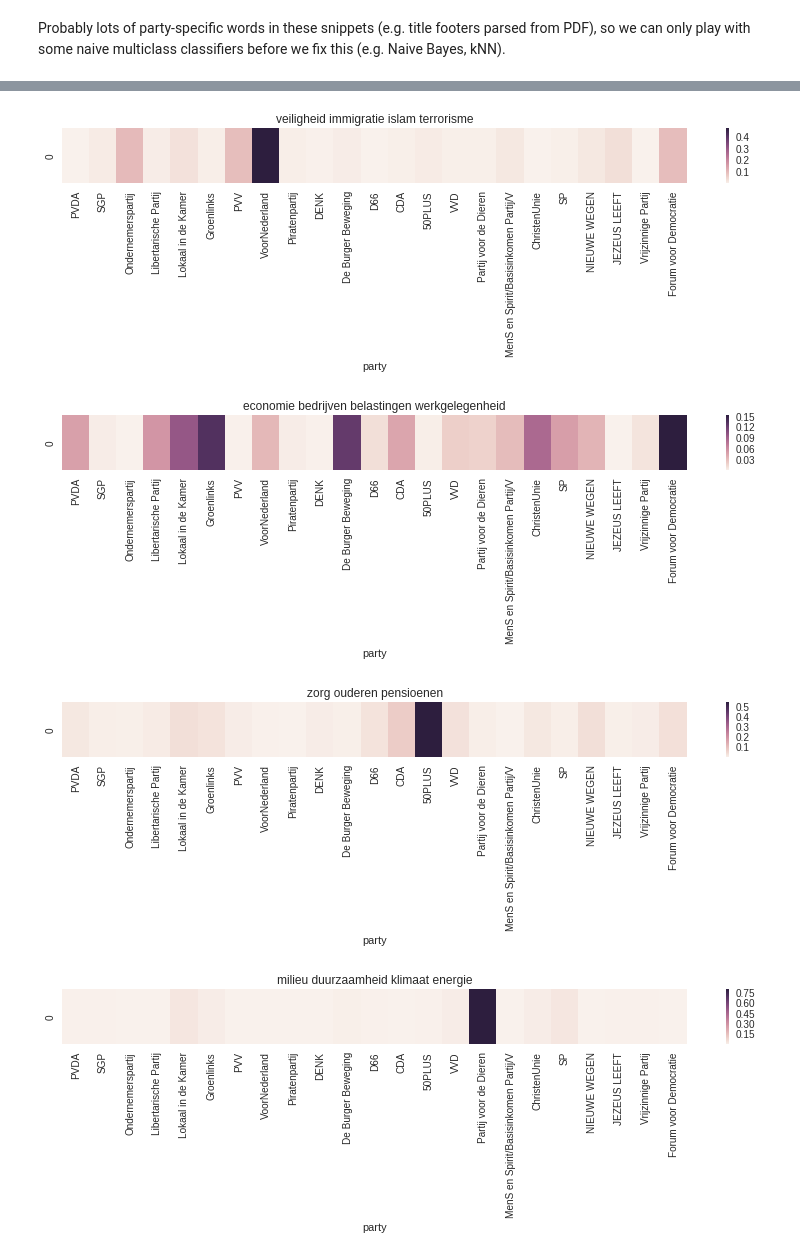
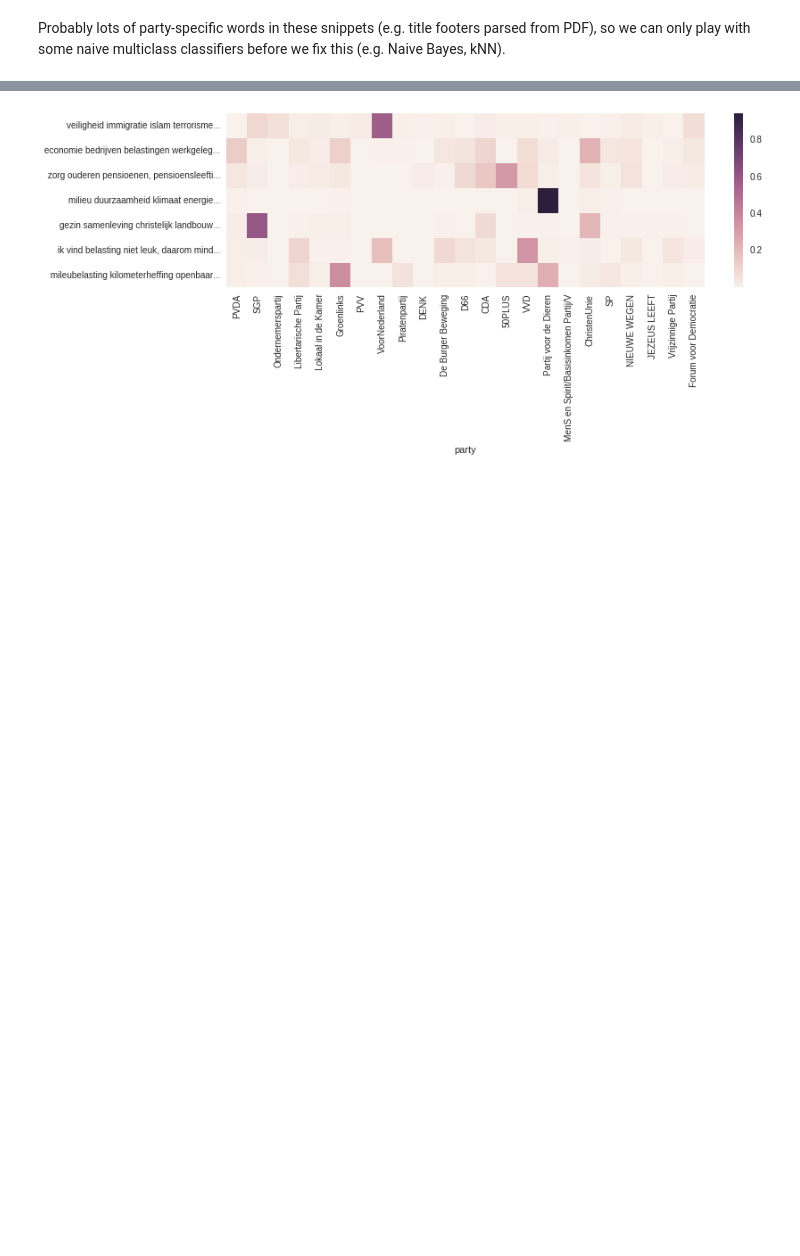
Before and after one commit to bbroeksema/verkiezingen-2017, a Jupyter notebook: notebooks/2.0-arb-party-classifier.ipynb, the cells around one changed output, grey strips where cells are left out. Drawn from its saved outputs; the diff is of its cells as text; code cells hidden in the pictures; blank space fills up the shorter version.

Commit message:
more features, enhanched results plot functions

```diff
--- a/notebooks/2.0-arb-party-classifier.ipynb
+++ b/notebooks/2.0-arb-party-classifier.ipynb
@@ -66,7 +66,7 @@ def tokenize(text):
 vectorizer = CountVectorizer(encoding='utf-8', decode_error='strict',
                  strip_accents=None, lowercase=True, preprocessor=None,
                  tokenizer=tokenize, stop_words=stopwords.words('dutch'),
-                 ngram_range=(1, 2), analyzer='word', max_df=0.1, min_df=2, max_features=1000,
+                 ngram_range=(1, 2), analyzer='word', max_df=0.1, min_df=2, max_features=10000,
                  vocabulary=None, binary=False, dtype=np.int64)
 
 # cross-validation
@@ -106,27 +106,28 @@ Pipeline(steps=[('countvectorizer', CountVectorizer(analyzer='word', binary=Fals
 # %%
 import matplotlib.pyplot as plt
 import seaborn as sns
 %matplotlib inline
 
-def plot_predictions(pred_proba, title=None):
-    fig, ax = plt.subplots(figsize=(14,1))
-    results = pd.DataFrame(pred_proba, columns=[party_labels])
+def plot_predictions(results):
+    figsize=(12, .5 * len(results))
+    fig, ax = plt.subplots(figsize=figsize)
     sns.heatmap(results, ax=ax)
-    if title is not None:
-        ax.set_title(title)
     ax.set_ylabel('')
 
-def classify_text(estimator, text, disp_text=True):
-    pred_proba = estimator.predict_proba([text])
-    plot_predictions(pred_proba, title=text)
+def classify_text(estimator, texts):
+    pred_proba = estimator.predict_proba(texts)
+    capped_texts = map(lambda x: x[:40] + '...', texts)
+    results = pd.DataFrame(pred_proba, columns=[party_labels], index=capped_texts)
+    plot_predictions(results)
 
-texts = ['veiligheid immigratie islam terrorisme', 'economie bedrijven belastingen werkgelegenheid',
-         'zorg ouderen pensioenen', 'milieu duurzaamheid klimaat energie', 'gezin samenleving christelijk landbouw']
+texts = ['veiligheid immigratie islam terrorisme',
+         'economie bedrijven belastingen werkgelegenheid',
+         'zorg ouderen pensioenen, pensioensleeftijd',
+         'milieu duurzaamheid klimaat energie',
+         'gezin samenleving christelijk landbouw',
+         'ik vind belasting niet leuk, daarom minder belasting',
+         'mileubelasting kilometerheffing openbaar vervoer natuur']
 
-for text in texts:
-    classify_text(estimator, text)
+classify_text(estimator, texts)
 # %% [output]
-[figure, old version]
+[figure, new version]
-[figure, removed]
-[figure, removed]
-[figure, removed]
```
Also changed, not shown: parts of 2 cells of this notebook.
